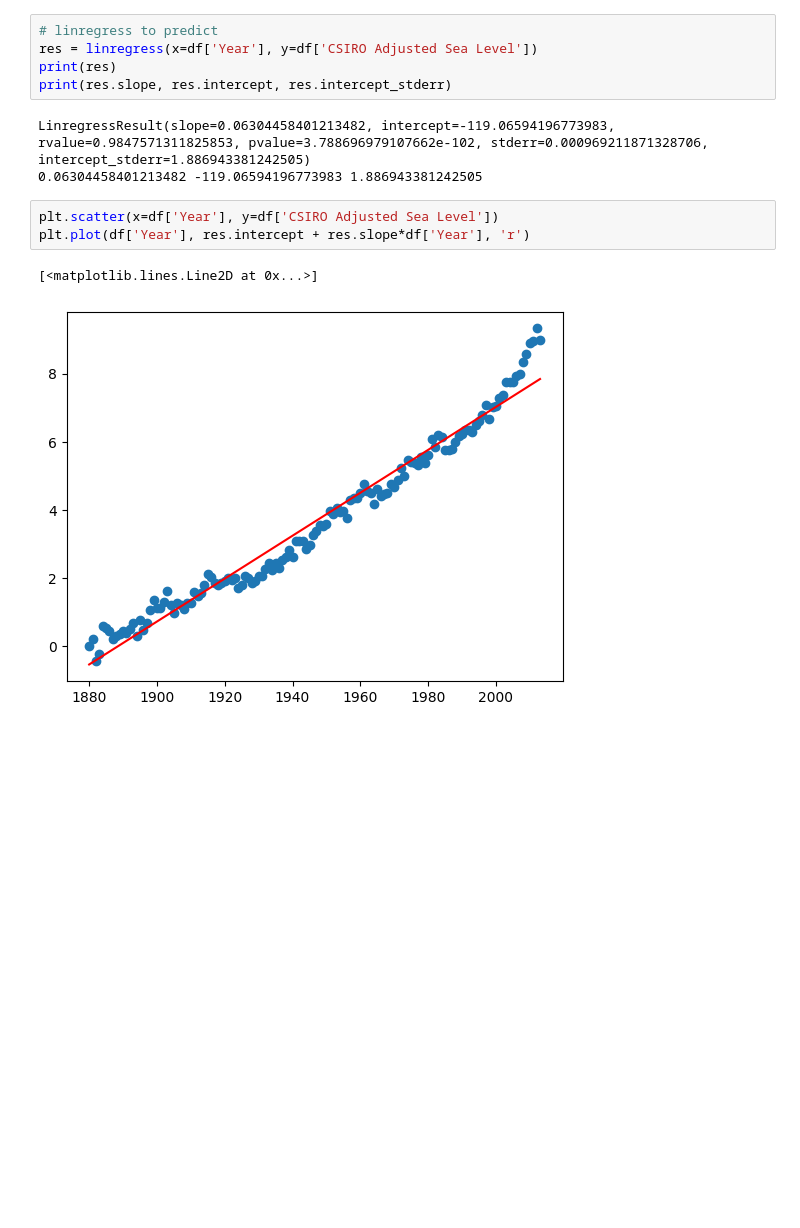
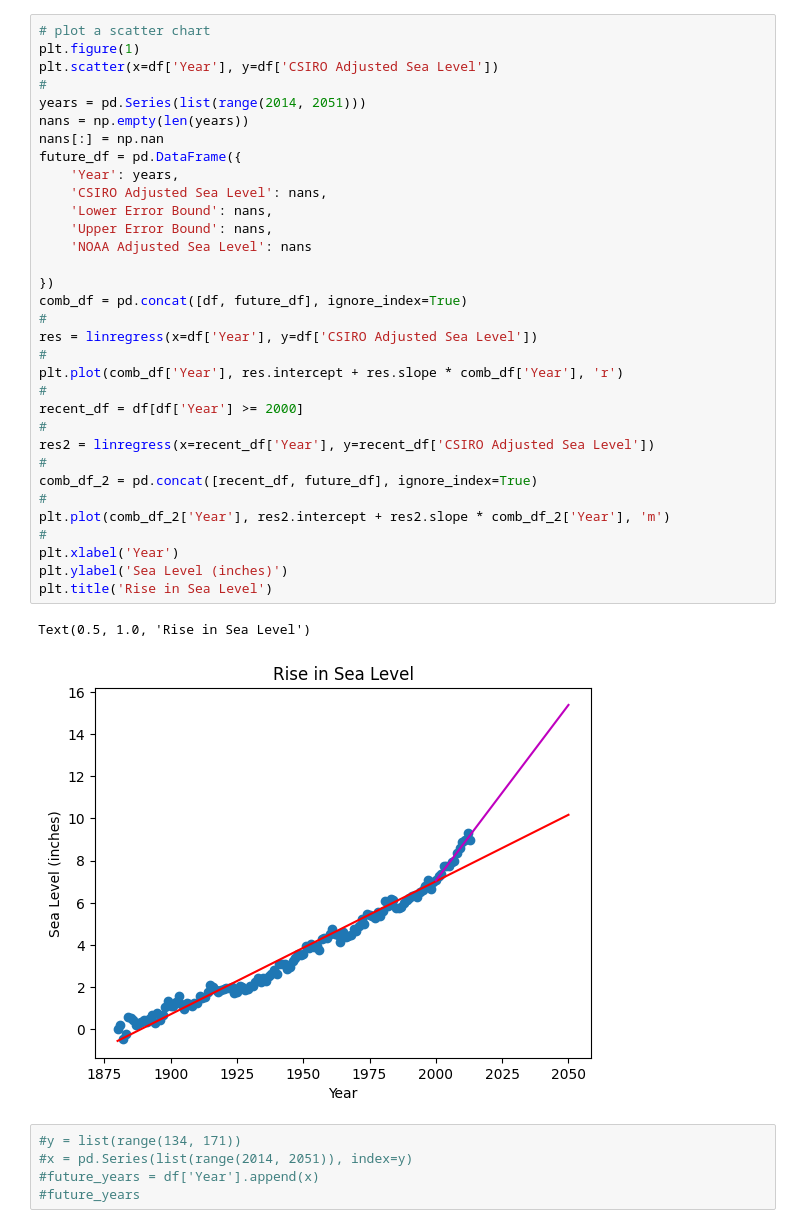
Before and after one commit to Tezcatlipoca0000/fcc-sea-level-predictor, a Jupyter notebook: my_jupyter.ipynb, the cells around one changed output. Cells and saved outputs as stored; diff of their text form; blank space fills up the shorter version.

Commit message:
Personal file to visualize the solution

```diff
--- a/my_jupyter.ipynb
+++ b/my_jupyter.ipynb
@@ -21,14 +16,41 @@ plt.scatter(x=df['Year'], y=df['CSIRO Adjusted Sea Level'])
-# %%
-# linregress to predict
-res = linregress(x=df['Year'], y=df['CSIRO Adjusted Sea Level'])
-print(res)
-print(res.slope, res.intercept, res.intercept_stderr)
-# %% [output]
-LinregressResult(slope=0.06304458401213482, intercept=-119.06594196773983, rvalue=0.9847571311825853, pvalue=3.788696979107662e-102, stderr=0.000969211871328706, intercept_stderr=1.886943381242505)
-0.06304458401213482 -119.06594196773983 1.886943381242505
-# %%
-plt.scatter(x=df['Year'], y=df['CSIRO Adjusted Sea Level'])
-plt.plot(df['Year'], res.intercept + res.slope*df['Year'], 'r')
-# %% [output]
-[<matplotlib.lines.Line2D at 0x...>]
-[figure, removed]
+# %%
+# plot a scatter chart
+plt.figure(1)
+plt.scatter(x=df['Year'], y=df['CSIRO Adjusted Sea Level'])
+#
+years = pd.Series(list(range(2014, 2051)))
+nans = np.empty(len(years))
+nans[:] = np.nan
+future_df = pd.DataFrame({
+    'Year': years,
+    'CSIRO Adjusted Sea Level': nans,
+    'Lower Error Bound': nans,
+    'Upper Error Bound': nans,
+    'NOAA Adjusted Sea Level': nans
+
+})
+comb_df = pd.concat([df, future_df], ignore_index=True)
+#
+res = linregress(x=df['Year'], y=df['CSIRO Adjusted Sea Level'])
+#
+plt.plot(comb_df['Year'], res.intercept + res.slope * comb_df['Year'], 'r')
+#
+recent_df = df[df['Year'] >= 2000]
+#
+res2 = linregress(x=recent_df['Year'], y=recent_df['CSIRO Adjusted Sea Level'])
+#
+comb_df_2 = pd.concat([recent_df, future_df], ignore_index=True)
+#
+plt.plot(comb_df_2['Year'], res2.intercept + res2.slope * comb_df_2['Year'], 'm')
+#
+plt.xlabel('Year')
+plt.ylabel('Sea Level (inches)')
+plt.title('Rise in Sea Level')
+# %% [output]
+Text(0.5, 1.0, 'Rise in Sea Level')
+[figure, added]
+# %%
+#y = list(range(134, 171))
+#x = pd.Series(list(range(2014, 2051)), index=y)
+#future_years = df['Year'].append(x)
+#future_years
```
Also changed, not shown: parts of 4 cells of this notebook.
